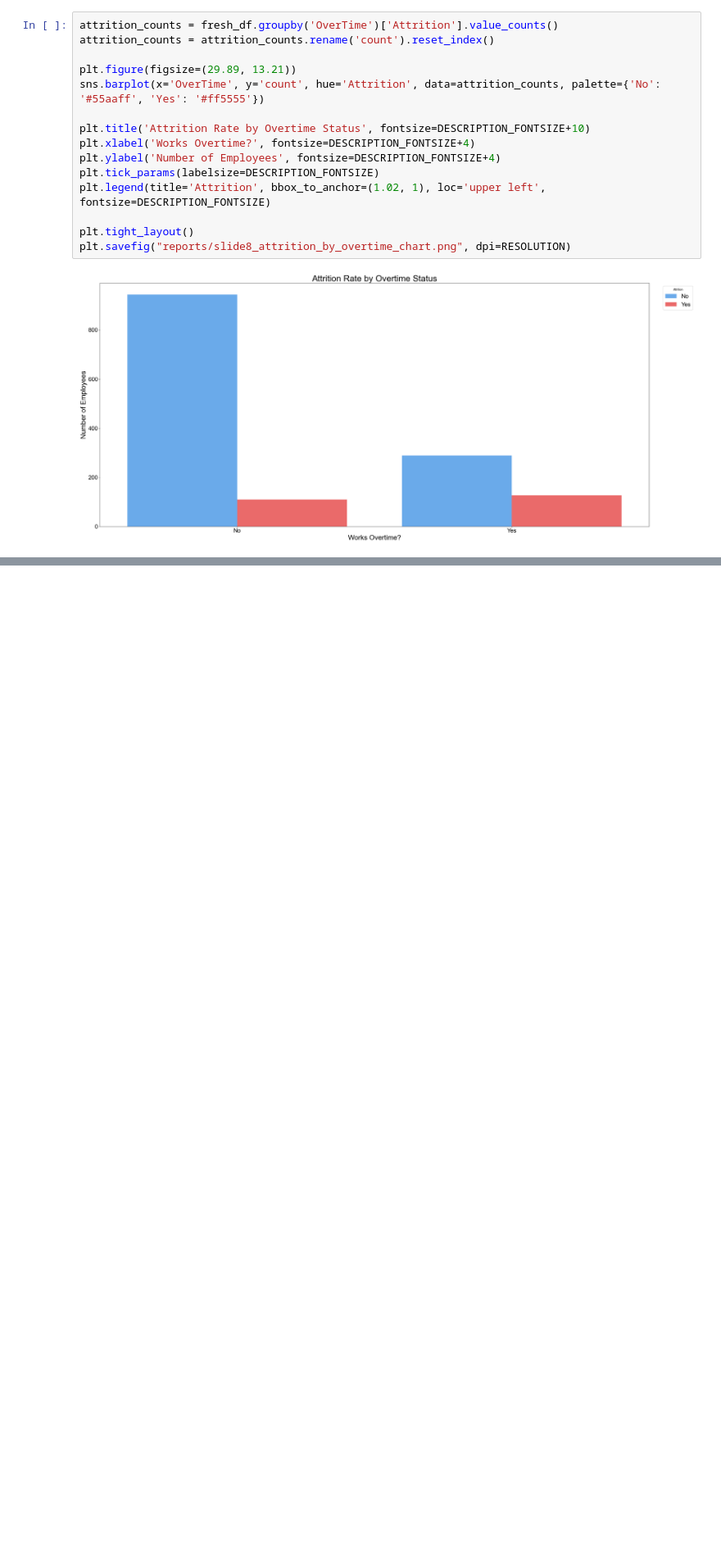
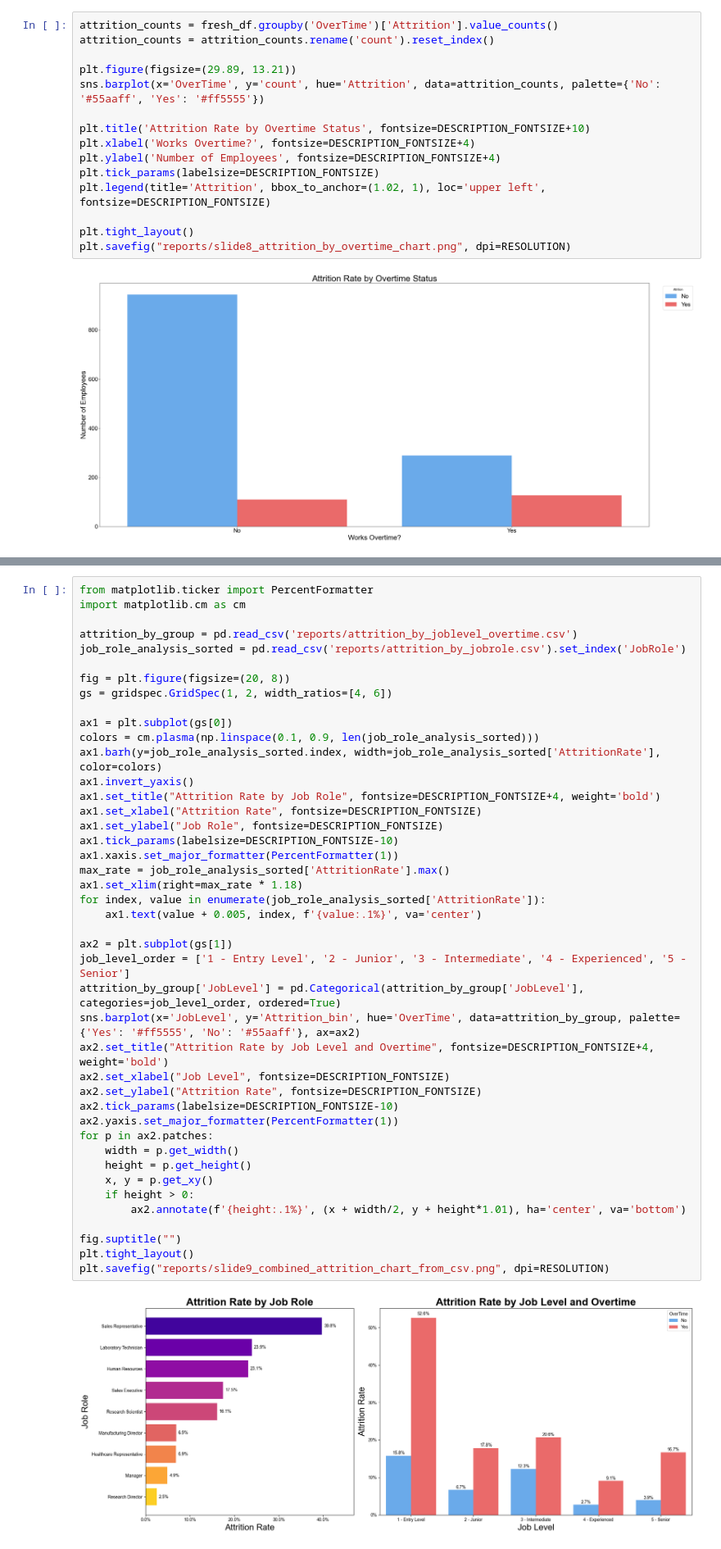
Before and after one commit to HiIamInfi/ibm-hr-data-challenge, a Jupyter notebook: src/visuals.ipynb, the cells around one changed output, grey strips where cells are left out. Shown at 82% size. Drawn from its saved outputs; the diff is of its cells as text; blank space fills up the shorter version.

Commit message:
Added combined visual for attrition by jobrole and attrition by job level and overtime

```diff
--- a/src/visuals.ipynb
+++ b/src/visuals.ipynb
@@ -327,0 +330,45 @@ plt.savefig("reports/slide8_attrition_by_overtime_chart.png", dpi=RESOLUTION)
+# %%
+from matplotlib.ticker import PercentFormatter
+import matplotlib.cm as cm
+
+attrition_by_group = pd.read_csv('reports/attrition_by_joblevel_overtime.csv')
+job_role_analysis_sorted = pd.read_csv('reports/attrition_by_jobrole.csv').set_index('JobRole')
+
+fig = plt.figure(figsize=(20, 8))
+gs = gridspec.GridSpec(1, 2, width_ratios=[4, 6])
+
+ax1 = plt.subplot(gs[0])
+colors = cm.plasma(np.linspace(0.1, 0.9, len(job_role_analysis_sorted)))
+ax1.barh(y=job_role_analysis_sorted.index, width=job_role_analysis_sorted['AttritionRate'], color=colors)
+ax1.invert_yaxis()
+ax1.set_title("Attrition Rate by Job Role", fontsize=DESCRIPTION_FONTSIZE+4, weight='bold')
+ax1.set_xlabel("Attrition Rate", fontsize=DESCRIPTION_FONTSIZE)
+ax1.set_ylabel("Job Role", fontsize=DESCRIPTION_FONTSIZE)
+ax1.tick_params(labelsize=DESCRIPTION_FONTSIZE-10)
+ax1.xaxis.set_major_formatter(PercentFormatter(1))
+max_rate = job_role_analysis_sorted['AttritionRate'].max()
+ax1.set_xlim(right=max_rate * 1.18)
+for index, value in enumerate(job_role_analysis_sorted['AttritionRate']):
+    ax1.text(value + 0.005, index, f'{value:.1%}', va='center')
+
+ax2 = plt.subplot(gs[1])
+job_level_order = ['1 - Entry Level', '2 - Junior', '3 - Intermediate', '4 - Experienced', '5 - Senior']
+attrition_by_group['JobLevel'] = pd.Categorical(attrition_by_group['JobLevel'], categories=job_level_order, ordered=True)
+sns.barplot(x='JobLevel', y='Attrition_bin', hue='OverTime', data=attrition_by_group, palette={'Yes': '#ff5555', 'No': '#55aaff'}, ax=ax2)
+ax2.set_title("Attrition Rate by Job Level and Overtime", fontsize=DESCRIPTION_FONTSIZE+4, weight='bold')
+ax2.set_xlabel("Job Level", fontsize=DESCRIPTION_FONTSIZE)
+ax2.set_ylabel("Attrition Rate", fontsize=DESCRIPTION_FONTSIZE)
+ax2.tick_params(labelsize=DESCRIPTION_FONTSIZE-10)
+ax2.yaxis.set_major_formatter(PercentFormatter(1))
+for p in ax2.patches:
+    width = p.get_width()
+    height = p.get_height()
+    x, y = p.get_xy()
+    if height > 0:
+        ax2.annotate(f'{height:.1%}', (x + width/2, y + height*1.01), ha='center', va='bottom')
+
+fig.suptitle("")
+plt.tight_layout()
+plt.savefig("reports/slide9_combined_attrition_chart_from_csv.png", dpi=RESOLUTION)
+# %% [output]
+[figure, added]
```
Also changed, not shown: parts of 1 cell of this notebook, 3 other files.
